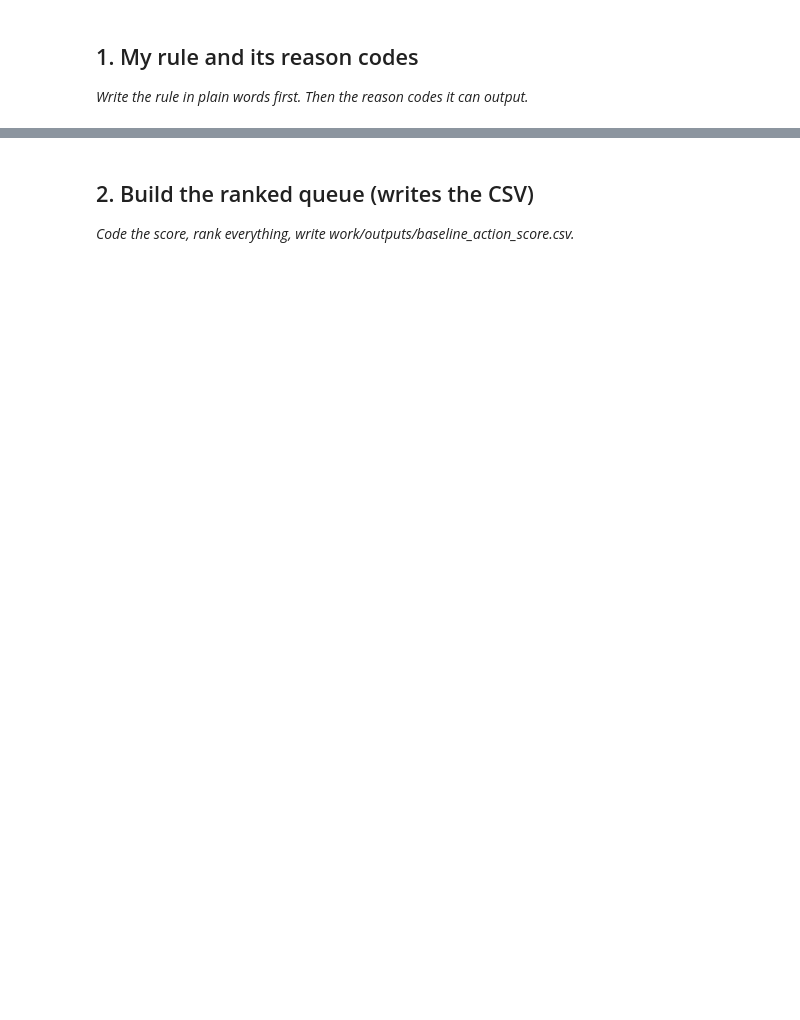
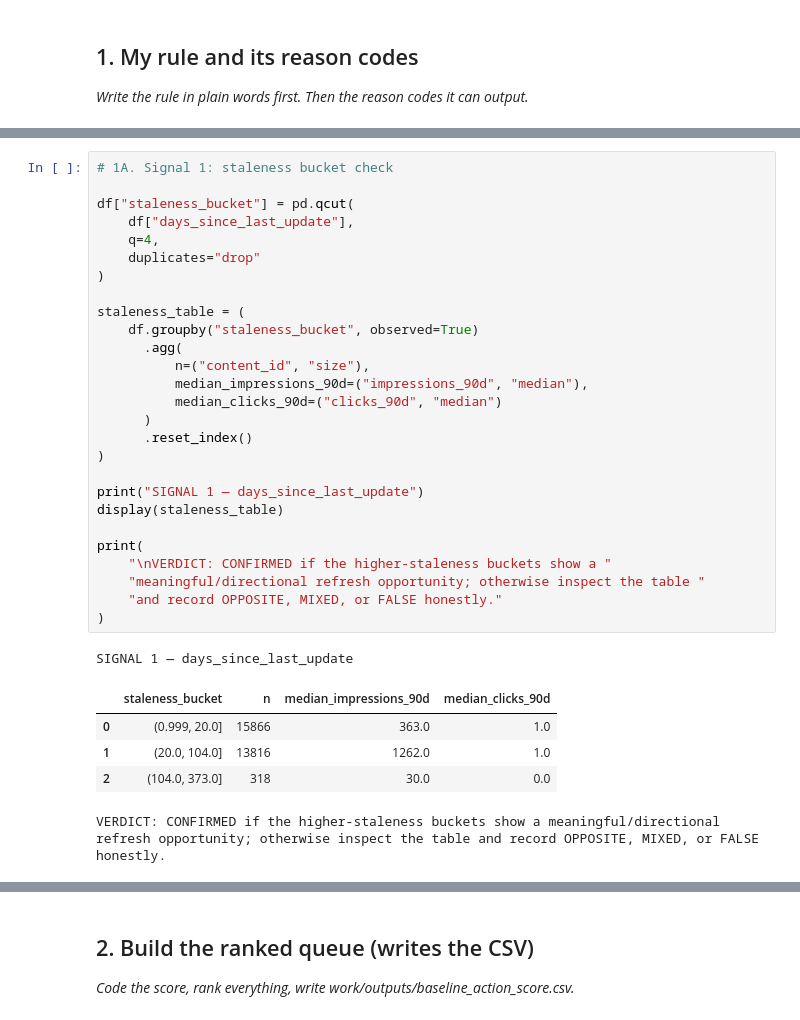
Before and after one commit to krihna7/flyrank-ML-internship, a Jupyter notebook: work/notebooks/w04_baseline_score.ipynb, the cells around one changed output, grey strips where cells are left out. Cells and saved outputs as stored; diff of their text form; blank space fills up the shorter version.

```diff
--- a/work/notebooks/w04_baseline_score.ipynb
+++ b/work/notebooks/w04_baseline_score.ipynb
@@ -15,0 +62,34 @@ This skeleton is yours to fill. Work the sections **in order** — each one has
+# %%
+# 1A. Signal 1: staleness bucket check
+
+df["staleness_bucket"] = pd.qcut(
+    df["days_since_last_update"],
+    q=4,
+    duplicates="drop"
+)
+
+staleness_table = (
+    df.groupby("staleness_bucket", observed=True)
+      .agg(
+          n=("content_id", "size"),
+          median_impressions_90d=("impressions_90d", "median"),
+          median_clicks_90d=("clicks_90d", "median")
+      )
+      .reset_index()
+)
+
+print("SIGNAL 1 — days_since_last_update")
+display(staleness_table)
+
+print(
+    "\nVERDICT: CONFIRMED if the higher-staleness buckets show a "
+    "meaningful/directional refresh opportunity; otherwise inspect the table "
+    "and record OPPOSITE, MIXED, or FALSE honestly."
+)
+# %% [output]
+SIGNAL 1 — days_since_last_update
+|  | staleness_bucket | n | median_impressions_90d | median_clicks_90d |
+| 0 | (0.999, 20.0] | 15866 | 363.0 | 1.0 |
+| 1 | (20.0, 104.0] | 13816 | 1262.0 | 1.0 |
+| 2 | (104.0, 373.0] | 318 | 30.0 | 0.0 |
+VERDICT: CONFIRMED if the higher-staleness buckets show a meaningful/directional refresh opportunity; otherwise inspect the table and record OPPOSITE, MIXED, or FALSE honestly.
```
Also changed, not shown: parts of 15 cells of this notebook.
